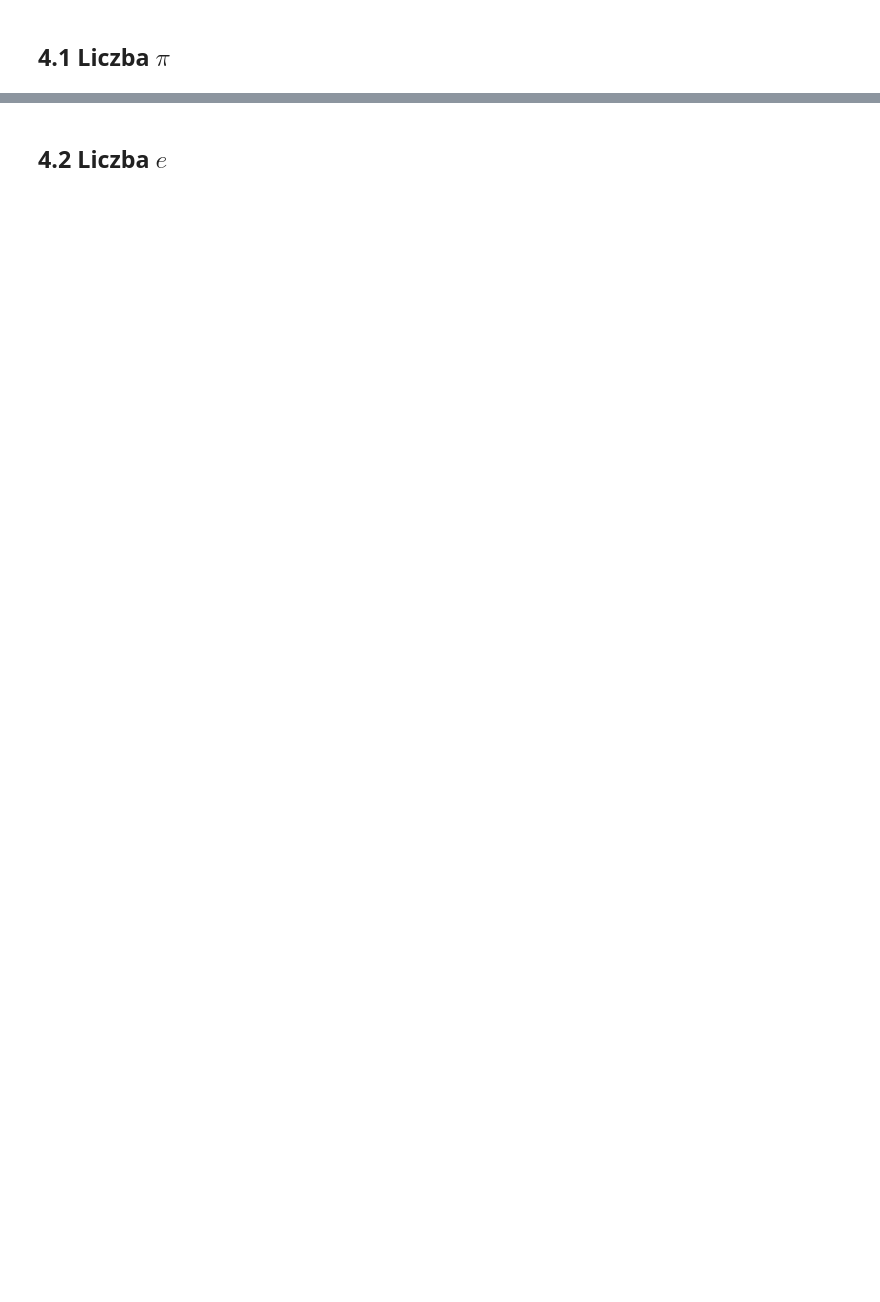
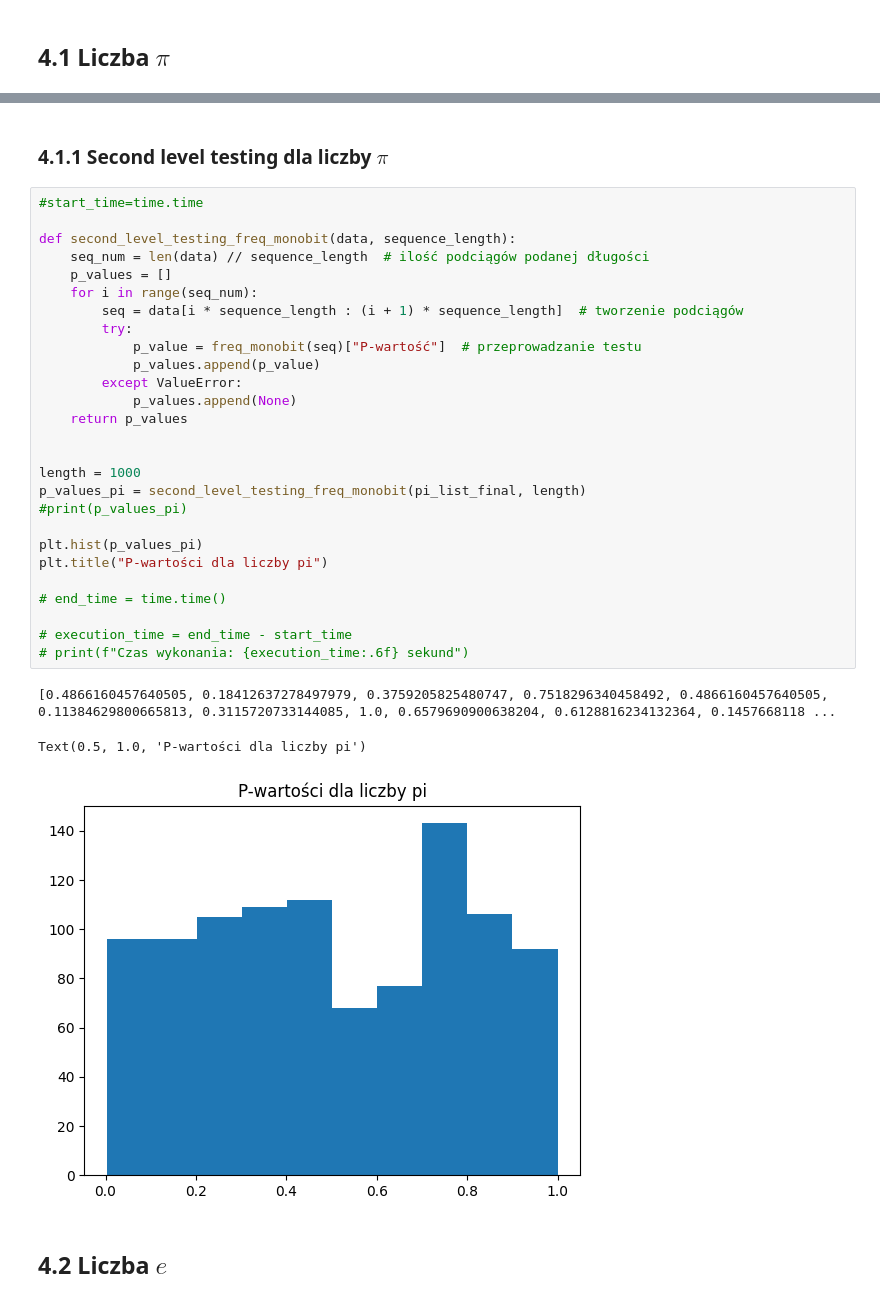
Before and after one commit to MartaGacek1/MonteCarloProject1, a Jupyter notebook: MonteCarloProjekt1.ipynb, the cells around one changed output, grey strips where cells are left out. Drawn from its saved outputs; the diff is of its cells as text; blank space fills up the shorter version.

```diff
--- a/MonteCarloProjekt1.ipynb
+++ b/MonteCarloProjekt1.ipynb
@@ -972,3 +979,36 @@ P-wartość testu frequency monobit dla liczby pi: 0.6137208398729661
+# %% [markdown]
+### 4.1.1 Second level testing dla liczby $\pi$
+# %%
+#start_time=time.time
+
+def second_level_testing_freq_monobit(data, sequence_length):
+    seq_num = len(data) // sequence_length  # ilość podciągów podanej długości
+    p_values = []
+    for i in range(seq_num):
+        seq = data[i * sequence_length : (i + 1) * sequence_length]  # tworzenie podciągów
+        try:
+            p_value = freq_monobit(seq)["P-wartość"]  # przeprowadzanie testu
+            p_values.append(p_value)
+        except ValueError:
+            p_values.append(None)
+    return p_values
+
+
+length = 1000
+p_values_pi = second_level_testing_freq_monobit(pi_list_final, length)
+#print(p_values_pi)
+
+plt.hist(p_values_pi)
+plt.title("P-wartości dla liczby pi")
+
+# end_time = time.time()
+
+# execution_time = end_time - start_time
+# print(f"Czas wykonania: {execution_time:.6f} sekund")
+# %% [output]
+[0.4866160457640505, 0.18412637278497979, 0.3759205825480747, 0.7518296340458492, 0.4866160457640505, 0.11384629800665813, 0.3115720733144085, 1.0, 0.6579690900638204, 0.6128816234132364, 0.1457668118 ...
+Text(0.5, 1.0, 'P-wartości dla liczby pi')
+[figure, added]
 # %% [markdown]
 ## 4.2 Liczba $e$
 # %%
```
Also changed, not shown: parts of 14 cells of this notebook.
